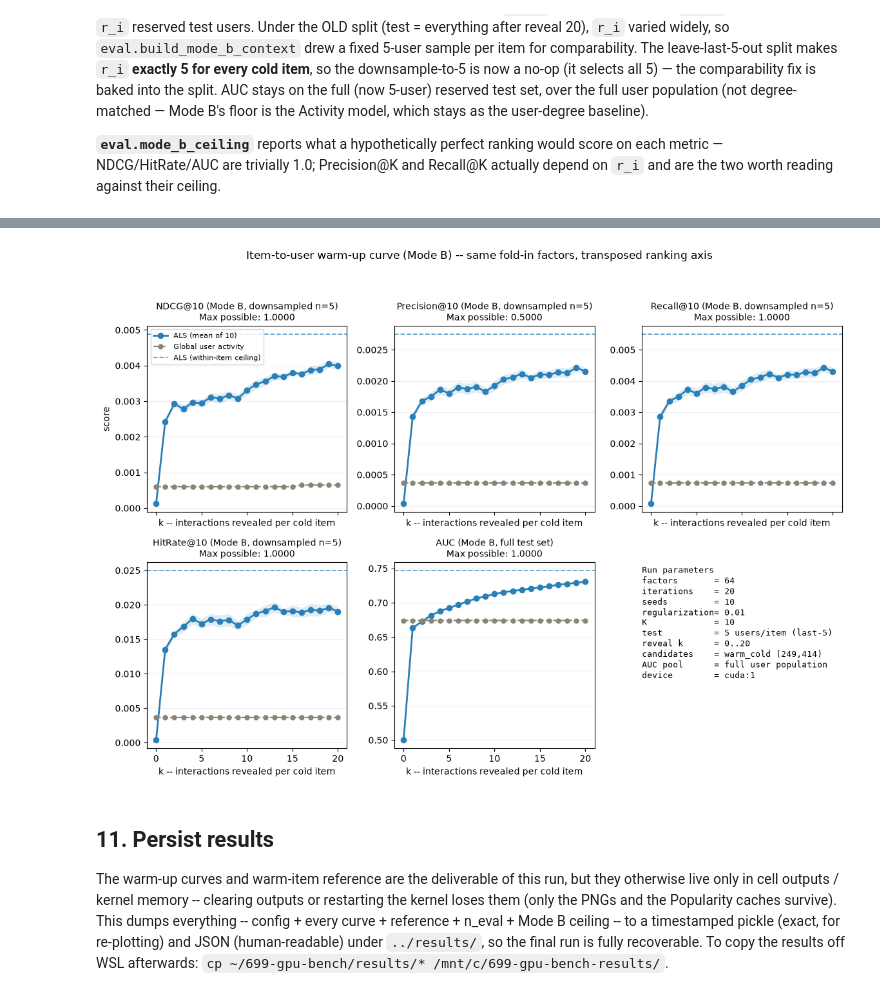
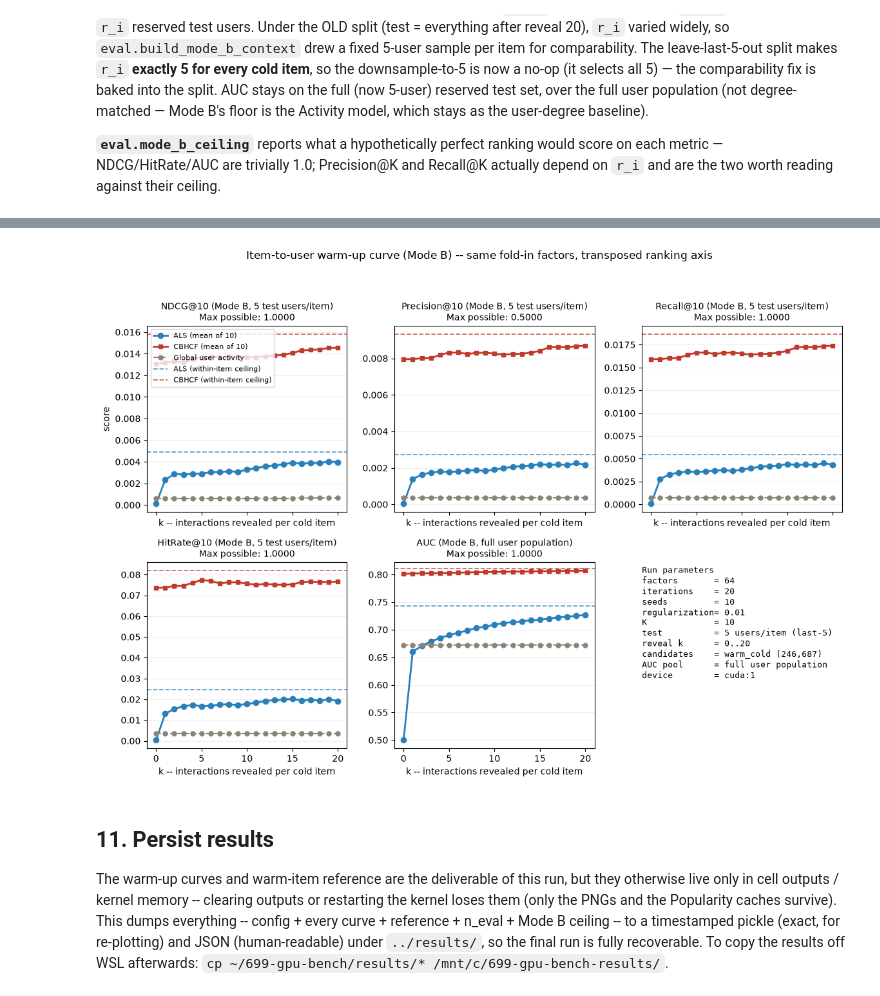
Before and after one commit to jessylan/llm-cold-start-recsys, a Jupyter notebook: notebooks/baseline_steel_thread_cf.ipynb, the cells around one changed output, grey strips where cells are left out. Saved outputs shown, nothing was run; the diff lists cells and outputs as text; code cells hidden in the pictures.

```diff
--- a/notebooks/baseline_steel_thread_cf.ipynb
+++ b/notebooks/baseline_steel_thread_cf.ipynb
@@ -344,10 +547,17 @@ try:
 except Exception as _e:
     print(f"(titles unavailable: {_e}; showing item ids only)")
     titles = None
-sample_user_index = 0
+# CBHCF can only score users its content cache covers -- the eval users, not the full population --
+# so the example user is drawn from that set rather than being user_index 0. Picking one with ~20
+# training interactions keeps the example representative rather than degenerate.
+_hist = np.asarray(dataset.ref_train[eval_users_all].sum(axis=1)).ravel()
+sample_user_index = (int(eval_users_all[int(np.argmin(np.abs(_hist - 20)))]) if RUN_CBHCF else 0)
 raw_user_id = dataset.index_to_user[sample_user_index]
 
-for name, m in [("Popularity", pop_model), ("ALS", model)]:
+_example_models = [("Popularity", pop_model), ("ALS", model)]
+if RUN_CBHCF:
+    _example_models.append(("CBHCF", cbhcf_models[0]))
+for name, m in _example_models:
     recs = ev.top_n_recommendations(m, dataset, sample_user_index, N=5, titles=titles)
     print(f"--- {name}: top 5 for user_index {sample_user_index} (raw user_id {raw_user_id}) ---")
     for r in recs:
@@ -445,11 +669,19 @@ for i, (ax, metric) in enumerate(zip(axes, METRICS)):
     ax.plot(K_LEVELS, als_mean, marker="o", markersize=6, linewidth=2,
             color="#2980b9", label=show_label(f"ALS (mean of {N_SEEDS})"))
     ax.fill_between(K_LEVELS, als_mean - als_std, als_mean + als_std, color="#2980b9", alpha=0.15, linewidth=0)
+    if RUN_CBHCF:
+        cb_mean = np.array(cbhcf_curve[metric]["mean"]); cb_std = np.array(cbhcf_curve[metric]["std"])
+        ax.plot(K_LEVELS, cb_mean, marker="s", markersize=5, linewidth=2,
+                color="#c0392b", label=show_label(f"CBHCF (mean of {N_SEEDS})"))
+        ax.fill_between(K_LEVELS, cb_mean - cb_std, cb_mean + cb_std, color="#c0392b", alpha=0.15, linewidth=0)
     if RUN_POP:
         ax.axhline(pop_ref["mean"][metric], color="#8A8478", linestyle="--", linewidth=1.3, alpha=0.75,
                    label=show_label("Popularity (within-item ceiling)"))
     ax.axhline(als_ref["mean"][metric], color="#2980b9", linestyle="--", linewidth=1.3, alpha=0.75,
                label=show_label("ALS (within-item ceiling)"))
+    if RUN_CBHCF:
+        ax.axhline(cbhcf_ref["mean"][metric], color="#c0392b", linestyle="--", linewidth=1.3, alpha=0.75,
+                   label=show_label("CBHCF (within-item ceiling)"))
 
     ax.set_title("AUC (degree-matched >=25)" if metric == "AUC" else f"{metric}@{K}")
     ax.set_xlabel("k -- interactions revealed per cold item")
@@ -464,6 +696,7 @@ _params = [("factors", ALS_PARAMS["factors"]), ("iterations", ALS_PARAMS["iterat
            ("reveal k", f"{K_LEVELS[0]}..{K_LEVELS[-1]}"),
            ("candidates", f"warm_cold ({len(seed_models[0]._candidate_ids):,})"),
            ("AUC pool", f"deg-matched >=25 ({len(seed_models[0]._auc_candidate_ids):,})"),
+           ("cbhcf lambda", CBHCF_LAMBDA if RUN_CBHCF else "off"),
            ("device", DEVICE)]
 axes[5].axis("off")
 axes[5].text(0.0, 0.98, "Run parameters\n" + "\n".join(f"{k:<14}= {v}" for k, v in _params),
@@ -600,11 +863,14 @@ print(f"Mode B ceiling at K={K_MODE_B} (perfect ranking, fixed across all k): "
 # (a dense-score-matrix Mode B would not fit here). AUC is the full-user-population average-rank AUC
 # (gpu_retrieval.mode_b_auc) -- the non-saturating companion to the four Downsampled Test Set metrics.
 als_b_curve, n_eval_b_per_k = ev.sweep_item_to_user_gpu(seed_models, dataset, mode_b_ctx, K_LEVELS, K=K_MODE_B)
+cbhcf_b_curve = ev.sweep_item_to_user_gpu(cbhcf_models, dataset, mode_b_ctx, K_LEVELS,
+                                          K=K_MODE_B)[0] if RUN_CBHCF else None
 
 # Within-item ceiling (Mode B analog of Section 6): each cold item folded in with ALL its pre-test
 # interactions, ranking users, on the same last-5 test -- the dashed line the ALS curve warms up
 # toward. (Activity is k-invariant, so its "ceiling" is just its flat curve -- no separate line.)
 mode_b_ref = ev.mode_b_reference(seed_models, dataset, mode_b_ctx, K=K_MODE_B)
+cbhcf_b_ref = ev.mode_b_reference(cbhcf_models, dataset, mode_b_ctx, K=K_MODE_B) if RUN_CBHCF else None
 print("Mode B within-item ceiling (ALS, all pre-test history folded in): "
       + "   ".join(f"{m}={mode_b_ref['mean'][m]:.4f}" for m in METRICS_MODE_B))
 
@@ -616,7 +882,7 @@ def _activity_b_curve():
     c["AUC"] = ev.activity_auc_curve(activity_model, dataset, K_LEVELS, device=DEVICE)
     return c
 activity_b_curve = cache_pickle("activity_b_curve", _activity_b_curve,
-                                params=(K_MODE_B, tuple(K_LEVELS), DOWNSAMPLE_SIZE, "5core"))
+                                params=(FP, K_MODE_B, tuple(K_LEVELS), DOWNSAMPLE_SIZE))
 
 # --- Weights & Biases: open the Activity run; als_run (from Section 9) also logs its Mode B metrics ---
 activity_run = wandb.init(entity=WANDB_ENTITY_NAME, project=WANDB_PROJECT_NAME, name=f"activity-{RUN_TAG}",
@@ -628,15 +894,20 @@ print("\nItem-to-user (Mode B) sweep:")
 for i, k in enumerate(K_LEVELS):
     print(f"k={k:>2}  eval items={n_eval_b_per_k[i]:>4}  "
           + "  ".join(f"{m}: ALS={als_b_curve[m]['mean'][i]:.4f} "
-                       f"Activity={activity_b_curve[m]['mean'][i]:.4f}" for m in METRICS_MODE_B))
+                       + (f"CBHCF={cbhcf_b_curve[m]['mean'][i]:.4f} " if RUN_CBHCF else "")
+                       + f"Activity={activity_b_curve[m]['mean'][i]:.4f}" for m in METRICS_MODE_B))
 
     # Log this reveal level to W&B (mode_b/* against step metric k)
     als_run.log({"k": k, **{f"mode_b/{m}": als_b_curve[m]["mean"][i] for m in METRICS_MODE_B}})
     activity_run.log({"k": k, **{f"mode_b/{m}": activity_b_curve[m]["mean"][i] for m in METRICS_MODE_B}})
+    if RUN_CBHCF:
+        cbhcf_run.log({"k": k, **{f"mode_b/{m}": cbhcf_b_curve[m]["mean"][i] for m in METRICS_MODE_B}})
 
 # Finish both runs -- als_run has now logged Mode A + Mode B.
 als_run.finish()
 activity_run.finish()
+if RUN_CBHCF:
+    cbhcf_run.finish()
 # %% [output]
 Downsampled test set: 13,635 interactions across 2727 items (5 per item, exactly).
 Mode B ceiling at K=10 (perfect ranking, fixed across all k): NDCG=1.0000   Precision=0.5000   Recall=1.0000   HitRate=1.0000   AUC=1.0000
@@ -693,13 +966,21 @@ for i, (ax, metric) in enumerate(zip(axes, METRICS_MODE_B)):
     ax.plot(K_LEVELS, als_mean, marker="o", markersize=6, linewidth=2,
             color="#2980b9", label=show_label(f"ALS (mean of {N_SEEDS})"))
     ax.fill_between(K_LEVELS, als_mean - als_std, als_mean + als_std, color="#2980b9", alpha=0.15, linewidth=0)
+    if RUN_CBHCF:
+        cb_mean = np.array(cbhcf_b_curve[metric]["mean"]); cb_std = np.array(cbhcf_b_curve[metric]["std"])
+        ax.plot(K_LEVELS, cb_mean, marker="s", markersize=5, linewidth=2,
+                color="#c0392b", label=show_label(f"CBHCF (mean of {N_SEEDS})"))
+        ax.fill_between(K_LEVELS, cb_mean - cb_std, cb_mean + cb_std, color="#c0392b", alpha=0.15, linewidth=0)
     ax.plot(K_LEVELS, activity_b_curve[metric]["mean"], marker="o", markersize=5, linewidth=1.5,
             linestyle="--", color="#8A8478", label=show_label("Global user activity"))
     ax.axhline(mode_b_ref["mean"][metric], color="#2980b9", linestyle="--", linewidth=1.3, alpha=0.75,
                label=show_label("ALS (within-item ceiling)"))
+    if RUN_CBHCF:
+        ax.axhline(cbhcf_b_ref["mean"][metric], color="#c0392b", linestyle="--", linewidth=1.3, alpha=0.75,
+                   label=show_label("CBHCF (within-item ceiling)"))
 
-    title_line1 = ("AUC (Mode B, full test set)" if metric == "AUC"
-                   else f"{metric}@{K_MODE_B} (Mode B, downsampled n={DOWNSAMPLE_SIZE})")
+    title_line1 = ("AUC (Mode B, full user population)" if metric == "AUC"
+                   else f"{metric}@{K_MODE_B} (Mode B, {DOWNSAMPLE_SIZE} test users/item)")
     ax.set_title(f"{title_line1}\nMax possible: {ceiling[metric]:.4f}", fontsize=10)
     ax.set_xlabel("k -- interactions revealed per cold item")
     ax.grid(axis="y", alpha=0.2)
@@ -730,4 +1011,4 @@ Wall time: 495 ms
-[figure, old version]
+[figure, new version]
 # %% [markdown]
 ## 11. Persist results
 
```
Also changed, not shown: parts of 16 cells of this notebook, 9 other files.
